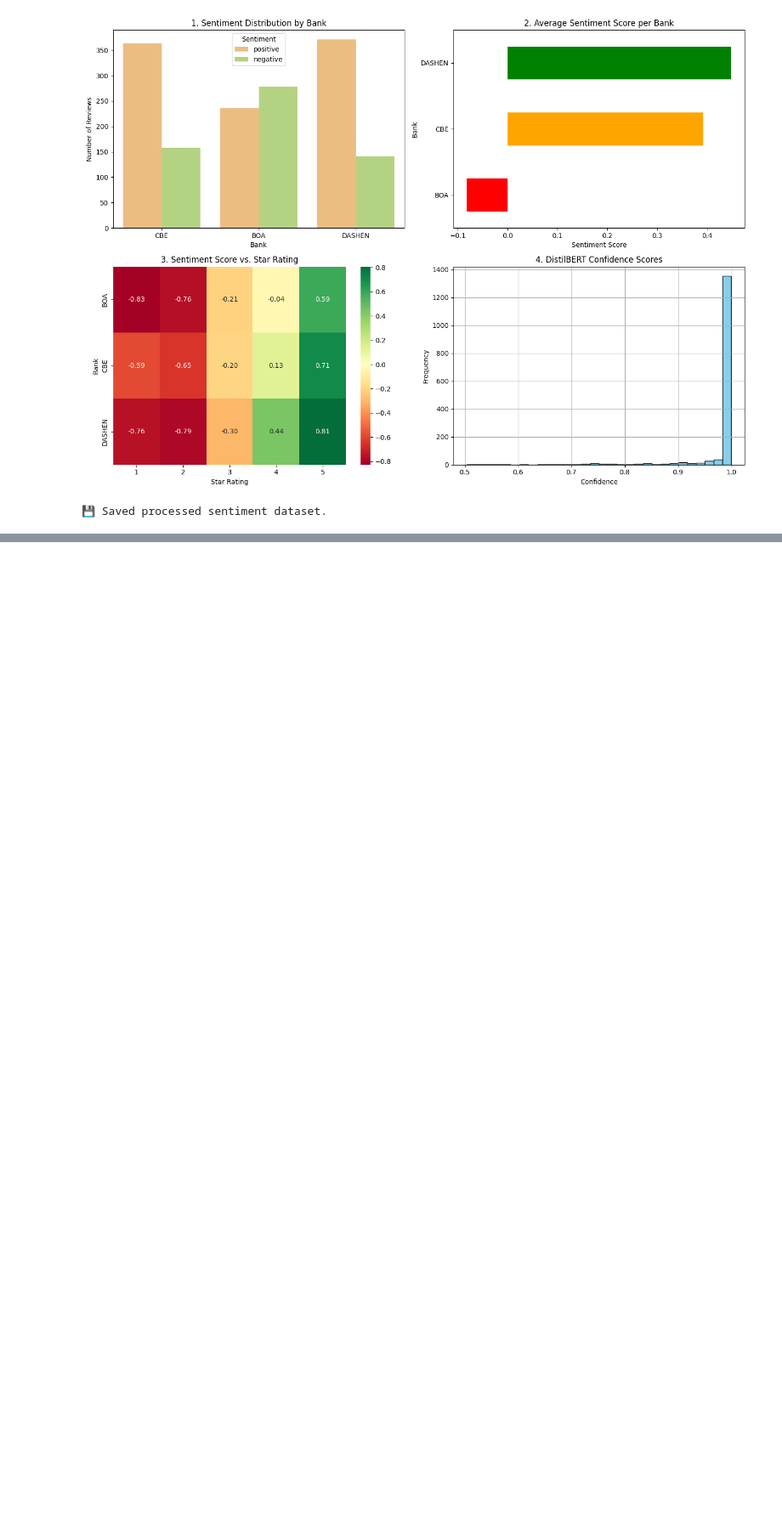
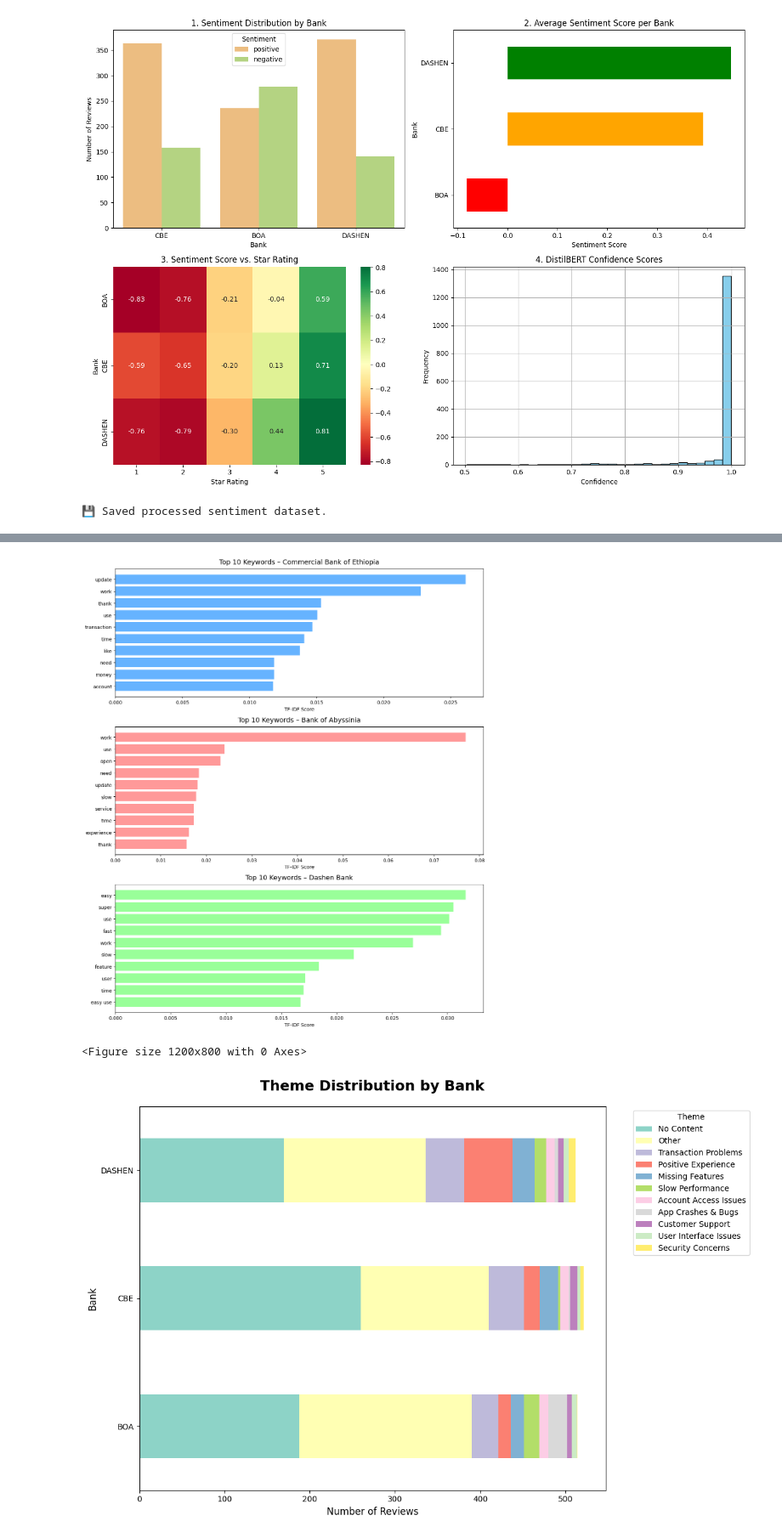
Before and after one commit to nathanaeldereje/fintech-app-cx-analytics, a Jupyter notebook: notebooks/02_sentiment_and_themes.ipynb, the cells around one changed output, grey strips where cells are left out. Shown at 85% size. Saved outputs shown, nothing was run; the diff lists cells and outputs as text; code cells hidden in the pictures; blank space fills up the shorter version.

Commit message:
task-2 : fully done and modular, also finished thematic analysis

```diff
--- a/notebooks/02_sentiment_and_themes.ipynb
+++ b/notebooks/02_sentiment_and_themes.ipynb
@@ -95,0 +99,4 @@ print("💾 Saved processed sentiment dataset.")
+# %%
+# Preprocess + assign themes
+df = apply_full_thematic_analysis(df)
+df.head(20)
@@ -95,0 +166,19 @@ print("💾 Saved processed sentiment dataset.")
+# %%
+# create df_keywords for visualization and analysis
+import pandas as pd
+rows = []
+for bank, keyword_list in bank_keywords.items():
+    for rank, (keyword, score) in enumerate(keyword_list, 1):
+        rows.append({
+            "Bank": bank,
+            "Rank": rank,
+            "Keyword": keyword,
+            "TF-IDF Score": score
+        })
+
+# Create the DataFrame
+df_keywords = pd.DataFrame(rows)
+
+# Sort properly: first by Bank, then by Score descending
+df_keywords = df_keywords.sort_values(["Bank", "TF-IDF Score"], ascending=[True, False]).reset_index(drop=True)
+df_keywords.groupby(['Bank','Rank']).first()
@@ -95,0 +204,10 @@ print("💾 Saved processed sentiment dataset.")
+# %%
+print("THEME DISTRIBUTION ACROSS ALL BANKS")
+theme_counts = df["theme"].value_counts()
+print(theme_counts)
+
+# Per-bank theme breakdown
+print("\nTHEMES BY BANK")
+theme_by_bank = df.groupby(["bank", "theme"]).size().unstack(fill_value=0)
+theme_by_bank = theme_by_bank[theme_counts.index]  # same order
+display(theme_by_bank.style.background_gradient(cmap="YlOrRd", axis=1))
@@ -95,0 +236,10 @@ print("💾 Saved processed sentiment dataset.")
+# %%
+# Assuming you already have these objects ready:
+# df, bank_sentiment, df_keywords, theme_by_bank
+plot_top_keywords_per_bank(df_keywords, top_n=10)
+plot_theme_distribution(theme_by_bank)
+plot_wordclouds(df, banks=["CBE", "BOA", "DASHEN"])
+# %% [output]
+[figure, added]
+<Figure size 1200x800 with 0 Axes>
+[figure, added]
```
Also changed, not shown: parts of 8 cells of this notebook, 4 other files.
